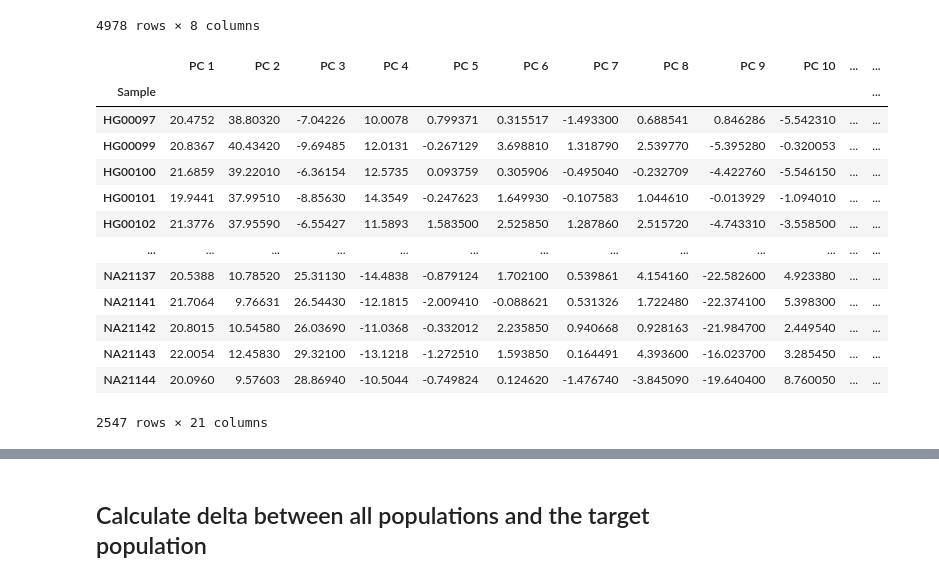
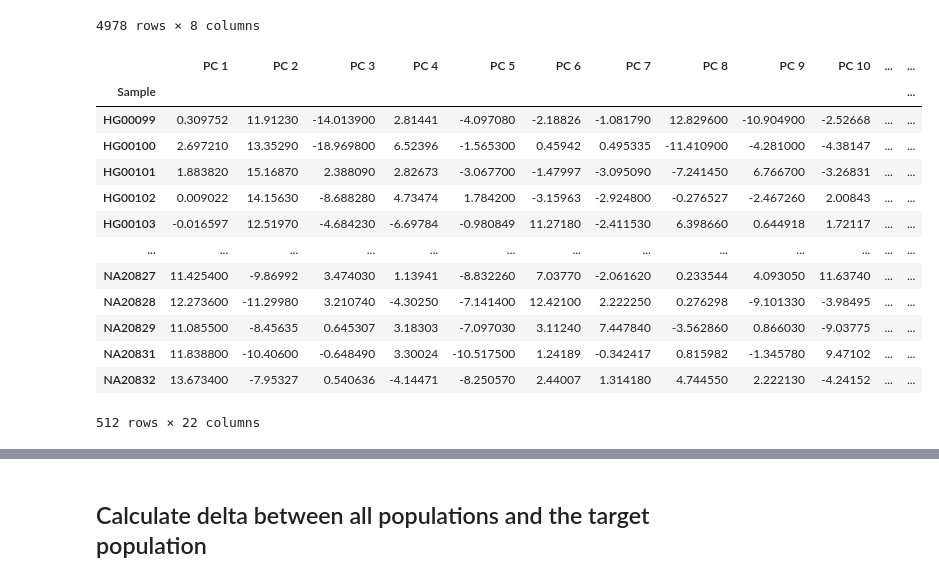
Before and after one commit to matty234/ancestry-analysis, a Jupyter notebook: analysis.ipynb, the cells around one changed output, grey strips where cells are left out. Saved outputs shown, nothing was run; the diff lists cells and outputs as text; code cells hidden in the pictures.

```diff
--- a/analysis.ipynb
+++ b/analysis.ipynb
@@ -3,16 +3,18 @@ import pandas as pd
 import numpy as np
 import matplotlib.pyplot as plt
 import seaborn as sns
+# %%
+pca = "pca.european.tsv" # use pca.tsv for all samples
+igsr_data = "igsr_samples.tsv"
+sample_weights = "GFX0224931.european.weights" # use GFX0224931.weights for projection across all samples
 # %%
-# Read in the data
-
 
 columns = ['Sample']
 
 for i in range(1, 21):
     columns.append('PC {}'.format(i))
 
-df = pd.read_csv('pca.tsv', delim_whitespace=True, header=0, names=columns, index_col=0)
+df = pd.read_csv(pca, delim_whitespace=True, header=0, names=columns, index_col=0)
 
 df[['PC 1', 'PC 2']].plot.scatter(x='PC 1', y='PC 2', figsize=(10, 10))
 # %% [output]
@@ -24,7 +26,7 @@ plt.savefig('pca.png')
 # %% [output]
 <Figure size 640x480 with 0 Axes>
 # %%
-igsr_data = pd.read_csv('igsr_samples.tsv', sep='\t', header=0, index_col=0)
+igsr_data = pd.read_csv(igsr_data, sep='\t', header=0, index_col=0)
 
 igsr_data
 # %% [output]
@@ -43,24 +45,27 @@ igsr_data
 | GM19129 | female | NaN | YRI | Yoruba | AFR | ... |
 4978 rows × 8 columns
 # %%
-df['Population'] = [igsr_data.loc[sample]['Population code'] for sample in df.index]
+df['Population'] = [igsr_data.loc[sample]['Population name'] for sample in df.index]
+df['Superpopulation'] = [igsr_data.loc[sample]['Superpopulation name'] for sample in df.index]
+
+df = df[df['Population'].str.contains(',') == False]
 
 df
 # %% [output]
 |  | PC 1 | PC 2 | PC 3 | PC 4 | PC 5 | PC 6 | PC 7 | PC 8 | PC 9 | PC 10 | ... | ... |
 | Sample |  |  |  |  |  |  |  |  |  |  |  | ... |
-| HG00097 | 20.4752 | 38.80320 | -7.04226 | 10.0078 | 0.799371 | 0.315517 | -1.493300 | 0.688541 | 0.846286 | -5.542310 | ... | ... |
-| HG00099 | 20.8367 | 40.43420 | -9.69485 | 12.0131 | -0.267129 | 3.698810 | 1.318790 | 2.539770 | -5.395280 | -0.320053 | ... | ... |
-| HG00100 | 21.6859 | 39.22010 | -6.36154 | 12.5735 | 0.093759 | 0.305906 | -0.495040 | -0.232709 | -4.422760 | -5.546150 | ... | ... |
-| HG00101 | 19.9441 | 37.99510 | -8.85630 | 14.3549 | -0.247623 | 1.649930 | -0.107583 | 1.044610 | -0.013929 | -1.094010 | ... | ... |
-| HG00102 | 21.3776 | 37.95590 | -6.55427 | 11.5893 | 1.583500 | 2.525850 | 1.287860 | 2.515720 | -4.743310 | -3.558500 | ... | ... |
+| HG00099 | 0.309752 | 11.91230 | -14.013900 | 2.81441 | -4.097080 | -2.18826 | -1.081790 | 12.829600 | -10.904900 | -2.52668 | ... | ... |
+| HG00100 | 2.697210 | 13.35290 | -18.969800 | 6.52396 | -1.565300 | 0.45942 | 0.495335 | -11.410900 | -4.281000 | -4.38147 | ... | ... |
+| HG00101 | 1.883820 | 15.16870 | 2.388090 | 2.82673 | -3.067700 | -1.47997 | -3.095090 | -7.241450 | 6.766700 | -3.26831 | ... | ... |
+| HG00102 | 0.009022 | 14.15630 | -8.688280 | 4.73474 | 1.784200 | -3.15963 | -2.924800 | -0.276527 | -2.467260 | 2.00843 | ... | ... |
+| HG00103 | -0.016597 | 12.51970 | -4.684230 | -6.69784 | -0.980849 | 11.27180 | -2.411530 | 6.398660 | 0.644918 | 1.72117 | ... | ... |
 | ... | ... | ... | ... | ... | ... | ... | ... | ... | ... | ... | ... | ... |
-| NA21137 | 20.5388 | 10.78520 | 25.31130 | -14.4838 | -0.879124 | 1.702100 | 0.539861 | 4.154160 | -22.582600 | 4.923380 | ... | ... |
-| NA21141 | 21.7064 | 9.76631 | 26.54430 | -12.1815 | -2.009410 | -0.088621 | 0.531326 | 1.722480 | -22.374100 | 5.398300 | ... | ... |
-| NA21142 | 20.8015 | 10.54580 | 26.03690 | -11.0368 | -0.332012 | 2.235850 | 0.940668 | 0.928163 | -21.984700 | 2.449540 | ... | ... |
-| NA21143 | 22.0054 | 12.45830 | 29.32100 | -13.1218 | -1.272510 | 1.593850 | 0.164491 | 4.393600 | -16.023700 | 3.285450 | ... | ... |
-| NA21144 | 20.0960 | 9.57603 | 28.86940 | -10.5044 | -0.749824 | 0.124620 | -1.476740 | -3.845090 | -19.640400 | 8.760050 | ... | ... |
+| NA20827 | 11.425400 | -9.86992 | 3.474030 | 1.13941 | -8.832260 | 7.03770 | -2.061620 | 0.233544 | 4.093050 | 11.63740 | ... | ... |
+| NA20828 | 12.273600 | -11.29980 | 3.210740 | -4.30250 | -7.141400 | 12.42100 | 2.222250 | 0.276298 | -9.101330 | -3.98495 | ... | ... |
+| NA20829 | 11.085500 | -8.45635 | 0.645307 | 3.18303 | -7.097030 | 3.11240 | 7.447840 | -3.562860 | 0.866030 | -9.03775 | ... | ... |
+| NA20831 | 11.838800 | -10.40600 | -0.648490 | 3.30024 | -10.517500 | 1.24189 | -0.342417 | 0.815982 | -1.345780 | 9.47102 | ... | ... |
+| NA20832 | 13.673400 | -7.95327 | 0.540636 | -4.14471 | -8.250570 | 2.44007 | 1.314180 | 4.744550 | 2.222130 | -4.24152 | ... | ... |
-2547 rows × 21 columns
+512 rows × 22 columns
 # %%
 df['Population'].value_counts()
 # %% [output]
```
Also changed, not shown: parts of 9 cells of this notebook, 6 other files.
